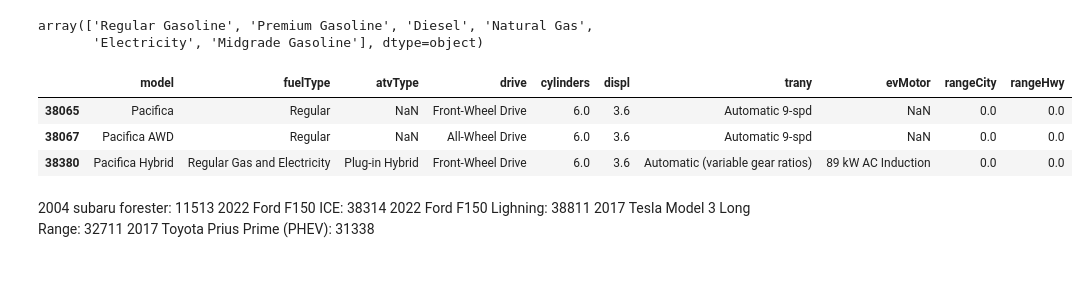
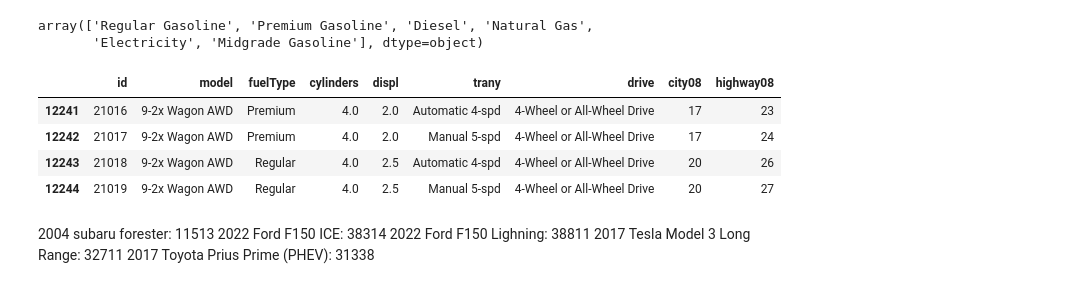
Before and after one commit to richardbradshaw/cars_dash, a Jupyter notebook: Dash_analysis.ipynb, the cells around one changed output. Cells and saved outputs as stored; diff of their text form; code cells hidden in the pictures.

```diff
--- a/Dash_analysis.ipynb
+++ b/Dash_analysis.ipynb
@@ -276,11 +276,12 @@ def select_car(year, make, model=None):
         return temp[['model', 'fuelType', 'atvType', 'drive', 'cylinders', 'displ', 'trany',
                      'evMotor', 'rangeCity', 'rangeHwy']]
     else:
-        return temp[['model', 'fuelType', 'cylinders', 'displ', 'trany', 'drive', 'city08', 'highway08']]
+        return temp[['id', 'model', 'fuelType', 'cylinders', 'displ', 'trany', 'drive', 'city08', 'highway08']]
 # %%
-select_car(2022, 'chrysler', 'pac')
+select_car(2005, 'saab', '9-2')
 # %% [output]
-|  | model | fuelType | atvType | drive | cylinders | displ | trany | evMotor | rangeCity | rangeHwy |
-| 38065 | Pacifica | Regular | NaN | Front-Wheel Drive | 6.0 | 3.6 | Automatic 9-spd | NaN | 0.0 | 0.0 |
-| 38067 | Pacifica AWD | Regular | NaN | All-Wheel Drive | 6.0 | 3.6 | Automatic 9-spd | NaN | 0.0 | 0.0 |
-| 38380 | Pacifica Hybrid | Regular Gas and Electricity | Plug-in Hybrid | Front-Wheel Drive | 6.0 | 3.6 | Automatic (variable gear ratios) | 89 kW AC Induction | 0.0 | 0.0 |
+|  | id | model | fuelType | cylinders | displ | trany | drive | city08 | highway08 |
+| 12241 | 21016 | 9-2x Wagon AWD | Premium | 4.0 | 2.0 | Automatic 4-spd | 4-Wheel or All-Wheel Drive | 17 | 23 |
+| 12242 | 21017 | 9-2x Wagon AWD | Premium | 4.0 | 2.0 | Manual 5-spd | 4-Wheel or All-Wheel Drive | 17 | 24 |
+| 12243 | 21018 | 9-2x Wagon AWD | Regular | 4.0 | 2.5 | Automatic 4-spd | 4-Wheel or All-Wheel Drive | 20 | 26 |
+| 12244 | 21019 | 9-2x Wagon AWD | Regular | 4.0 | 2.5 | Manual 5-spd | 4-Wheel or All-Wheel Drive | 20 | 27 |
```
Also changed, not shown: parts of 26 cells of this notebook, 1 other file.
